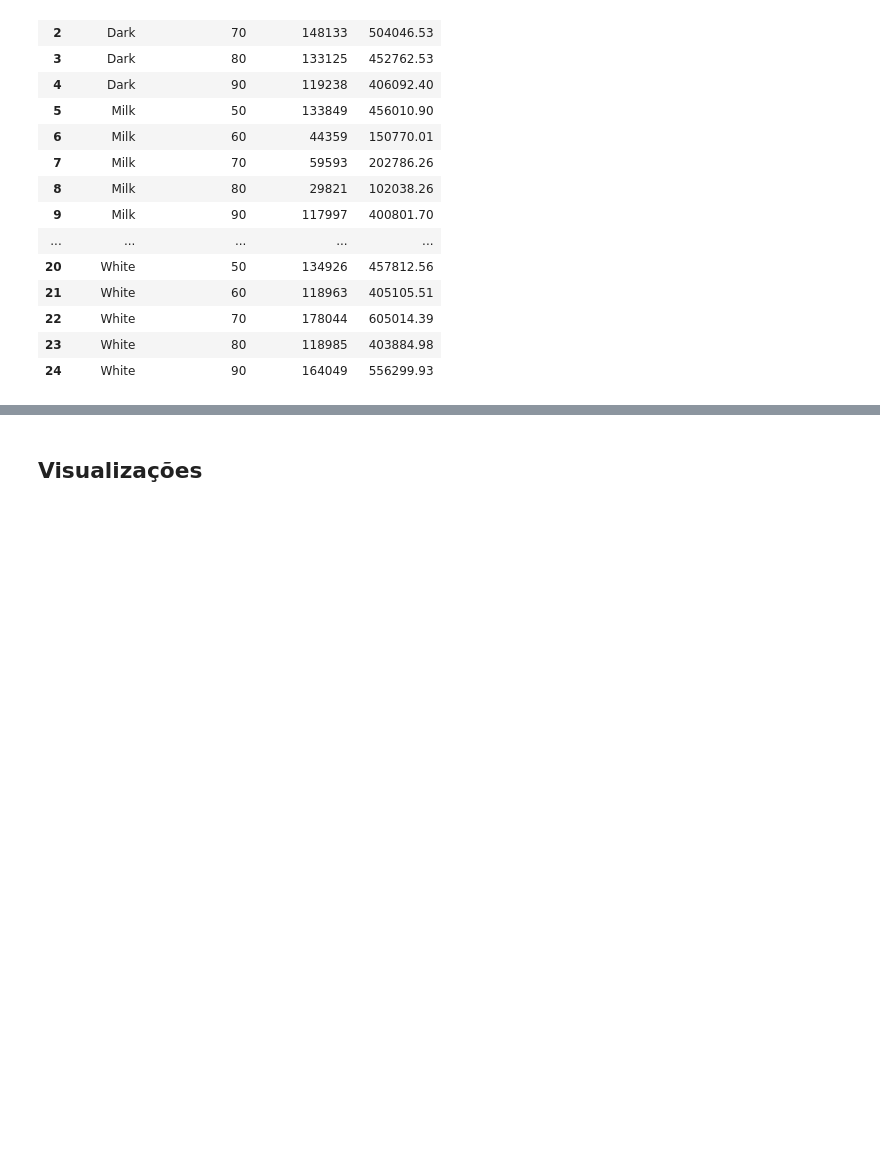
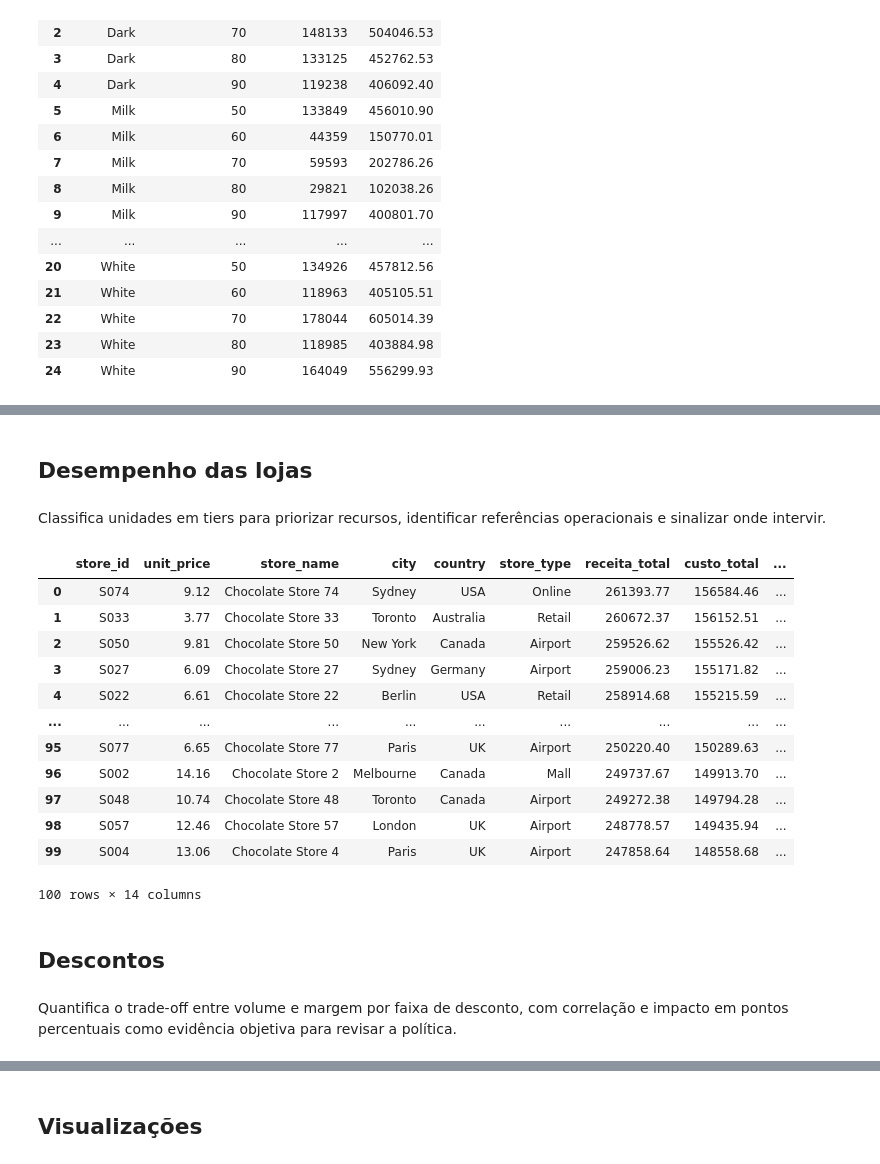
Before and after one commit to salvatoregx/pi4_aplicacoes_ciencia_de_dados, a Jupyter notebook: entregas.ipynb, the cells around one changed output, grey strips where cells are left out. Saved outputs shown, nothing was run; the diff lists cells and outputs as text; code cells hidden in the pictures; blank space fills up the shorter version.

```diff
--- a/entregas.ipynb
+++ b/entregas.ipynb
@@ -78,0 +147,24 @@ cacau
+# %% [markdown]
+## Desempenho das lojas
+# %% [markdown]
+Classifica unidades em tiers para priorizar recursos, identificar referências operacionais e sinalizar onde intervir.
+# %%
+analysis.analisar_desempenho_lojas(conector)
+# %% [output]
+|  | store_id | unit_price | store_name | city | country | store_type | receita_total | custo_total | ... |
+| 0 | S074 | 9.12 | Chocolate Store 74 | Sydney | USA | Online | 261393.77 | 156584.46 | ... |
+| 1 | S033 | 3.77 | Chocolate Store 33 | Toronto | Australia | Retail | 260672.37 | 156152.51 | ... |
+| 2 | S050 | 9.81 | Chocolate Store 50 | New York | Canada | Airport | 259526.62 | 155526.42 | ... |
+| 3 | S027 | 6.09 | Chocolate Store 27 | Sydney | Germany | Airport | 259006.23 | 155171.82 | ... |
+| 4 | S022 | 6.61 | Chocolate Store 22 | Berlin | USA | Retail | 258914.68 | 155215.59 | ... |
+| ... | ... | ... | ... | ... | ... | ... | ... | ... | ... |
+| 95 | S077 | 6.65 | Chocolate Store 77 | Paris | UK | Airport | 250220.40 | 150289.63 | ... |
+| 96 | S002 | 14.16 | Chocolate Store 2 | Melbourne | Canada | Mall | 249737.67 | 149913.70 | ... |
+| 97 | S048 | 10.74 | Chocolate Store 48 | Toronto | Canada | Airport | 249272.38 | 149794.28 | ... |
+| 98 | S057 | 12.46 | Chocolate Store 57 | London | UK | Airport | 248778.57 | 149435.94 | ... |
+| 99 | S004 | 13.06 | Chocolate Store 4 | Paris | UK | Airport | 247858.64 | 148558.68 | ... |
+100 rows × 14 columns
+# %% [markdown]
+## Descontos
+# %% [markdown]
+Quantifica o trade-off entre volume e margem por faixa de desconto, com correlação e impacto em pontos percentuais como evidência objetiva para revisar a política.
```
Also changed, not shown: parts of 22 cells of this notebook, 1 other file.
